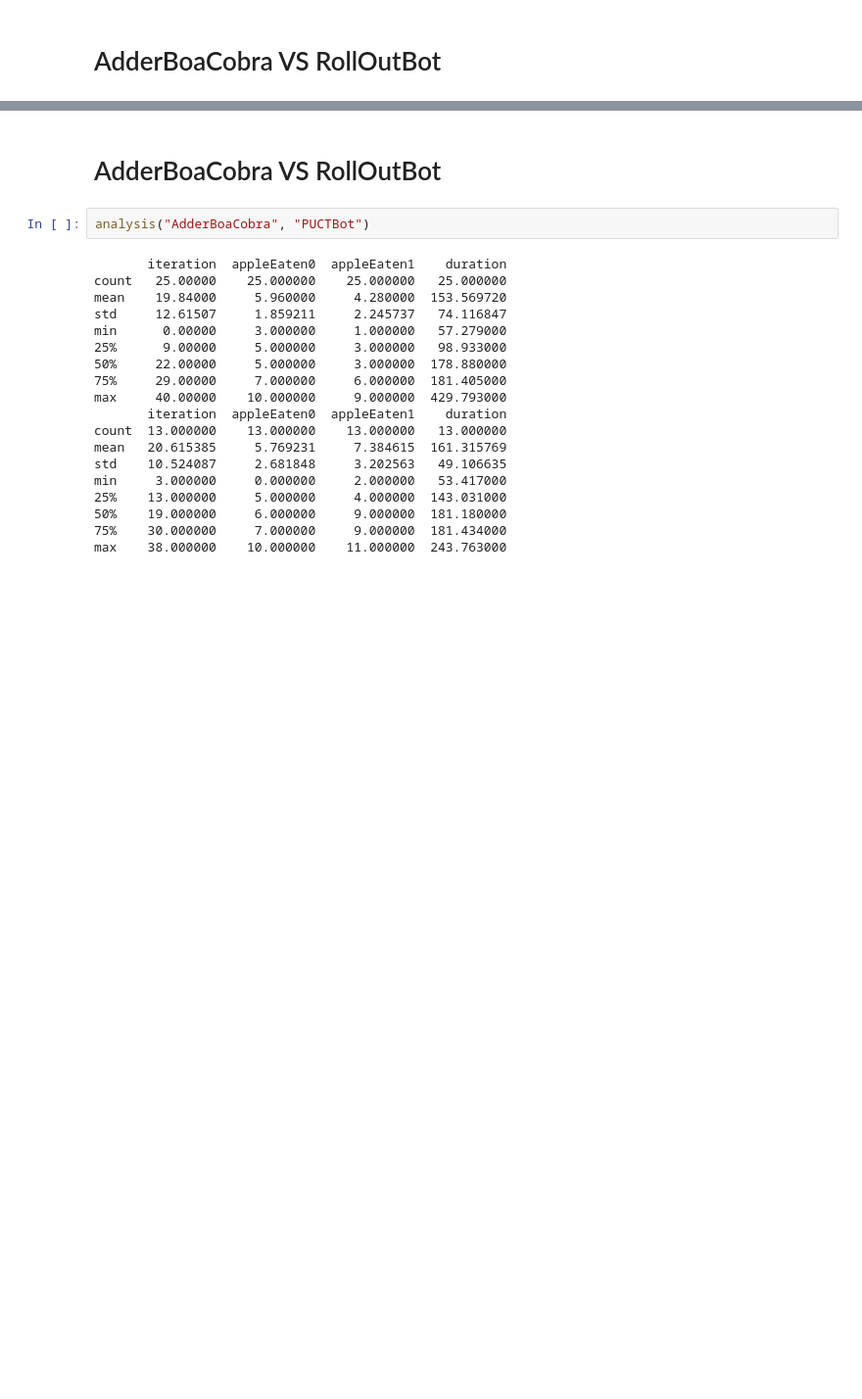
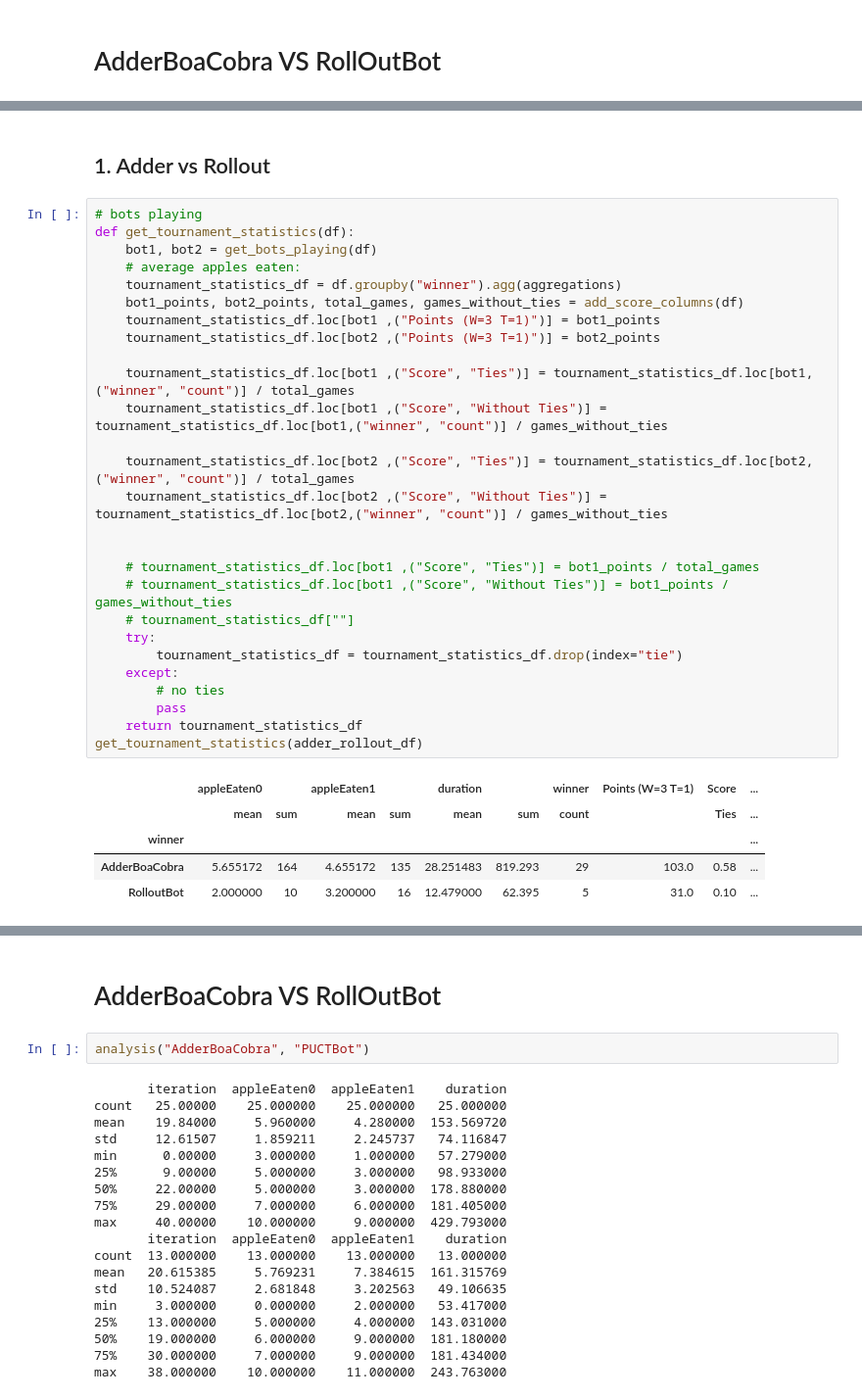
Before and after one commit to rkthomps/MCTSSnake, a Jupyter notebook: analysis/EDA.ipynb, the cells around one changed output, grey strips where cells are left out. Shown at 98% size. Saved outputs shown, nothing was run; the diff lists cells and outputs as text; blank space fills up the shorter version.

```diff
--- a/analysis/EDA.ipynb
+++ b/analysis/EDA.ipynb
@@ -36,0 +141,35 @@ max    47.000000     7.000000     6.000000  41.325000
+# %% [markdown]
+## 1. Adder vs Rollout
+# %%
+# bots playing
+def get_tournament_statistics(df):
+    bot1, bot2 = get_bots_playing(df)
+    # average apples eaten:
+    tournament_statistics_df = df.groupby("winner").agg(aggregations)
+    bot1_points, bot2_points, total_games, games_without_ties = add_score_columns(df)
+    tournament_statistics_df.loc[bot1 ,("Points (W=3 T=1)")] = bot1_points
+    tournament_statistics_df.loc[bot2 ,("Points (W=3 T=1)")] = bot2_points
+
+    tournament_statistics_df.loc[bot1 ,("Score", "Ties")] = tournament_statistics_df.loc[bot1,("winner", "count")] / total_games
+    tournament_statistics_df.loc[bot1 ,("Score", "Without Ties")] = tournament_statistics_df.loc[bot1,("winner", "count")] / games_without_ties
+
+    tournament_statistics_df.loc[bot2 ,("Score", "Ties")] = tournament_statistics_df.loc[bot2,("winner", "count")] / total_games
+    tournament_statistics_df.loc[bot2 ,("Score", "Without Ties")] = tournament_statistics_df.loc[bot2,("winner", "count")] / games_without_ties
+
+
+    # tournament_statistics_df.loc[bot1 ,("Score", "Ties")] = bot1_points / total_games
+    # tournament_statistics_df.loc[bot1 ,("Score", "Without Ties")] = bot1_points / games_without_ties
+    # tournament_statistics_df[""]
+    try:
+        tournament_statistics_df = tournament_statistics_df.drop(index="tie")
+    except:
+        # no ties
+        pass
+    return tournament_statistics_df
+get_tournament_statistics(adder_rollout_df)
+# %% [output]
+|  | appleEaten0 |  | appleEaten1 |  | duration |  | winner | Points (W=3 T=1) | Score | ... |
+|  | mean | sum | mean | sum | mean | sum | count |  | Ties | ... |
+| winner |  |  |  |  |  |  |  |  |  | ... |
+| AdderBoaCobra | 5.655172 | 164 | 4.655172 | 135 | 28.251483 | 819.293 | 29 | 103.0 | 0.58 | ... |
+| RolloutBot | 2.000000 | 10 | 3.200000 | 16 | 12.479000 | 62.395 | 5 | 31.0 | 0.10 | ... |
```
Also changed, not shown: parts of 17 cells of this notebook, 5 other files.
